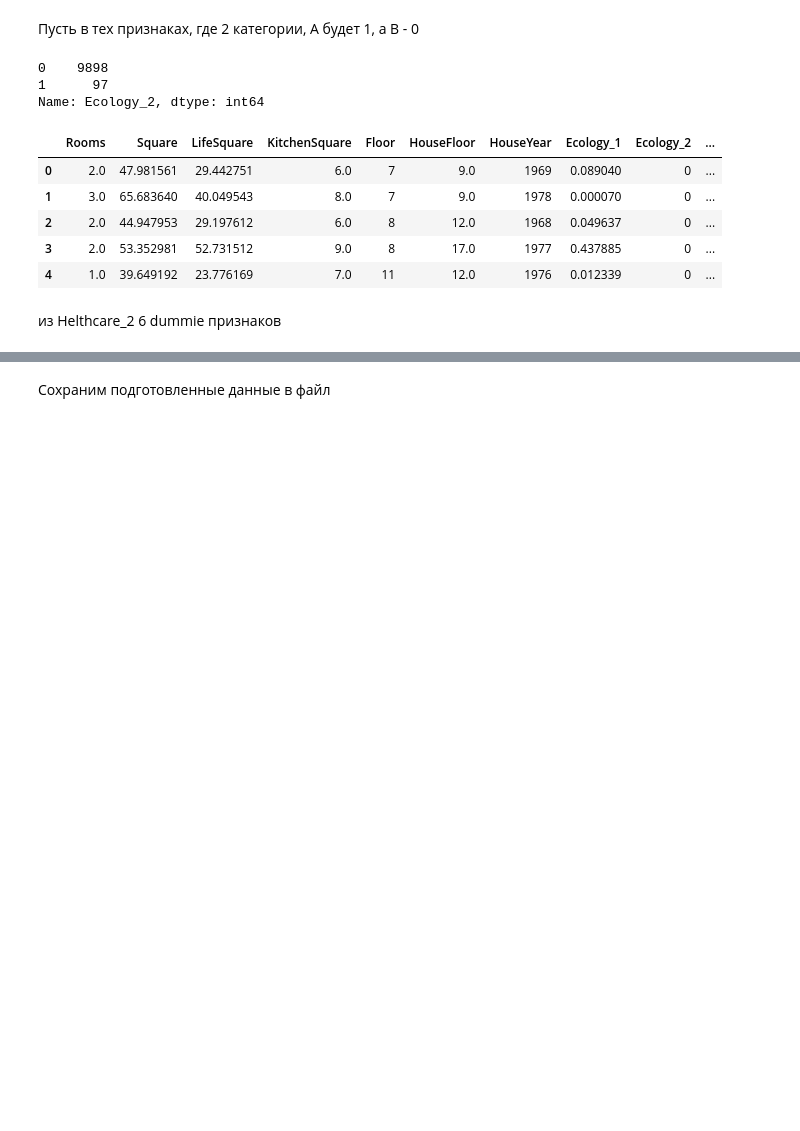
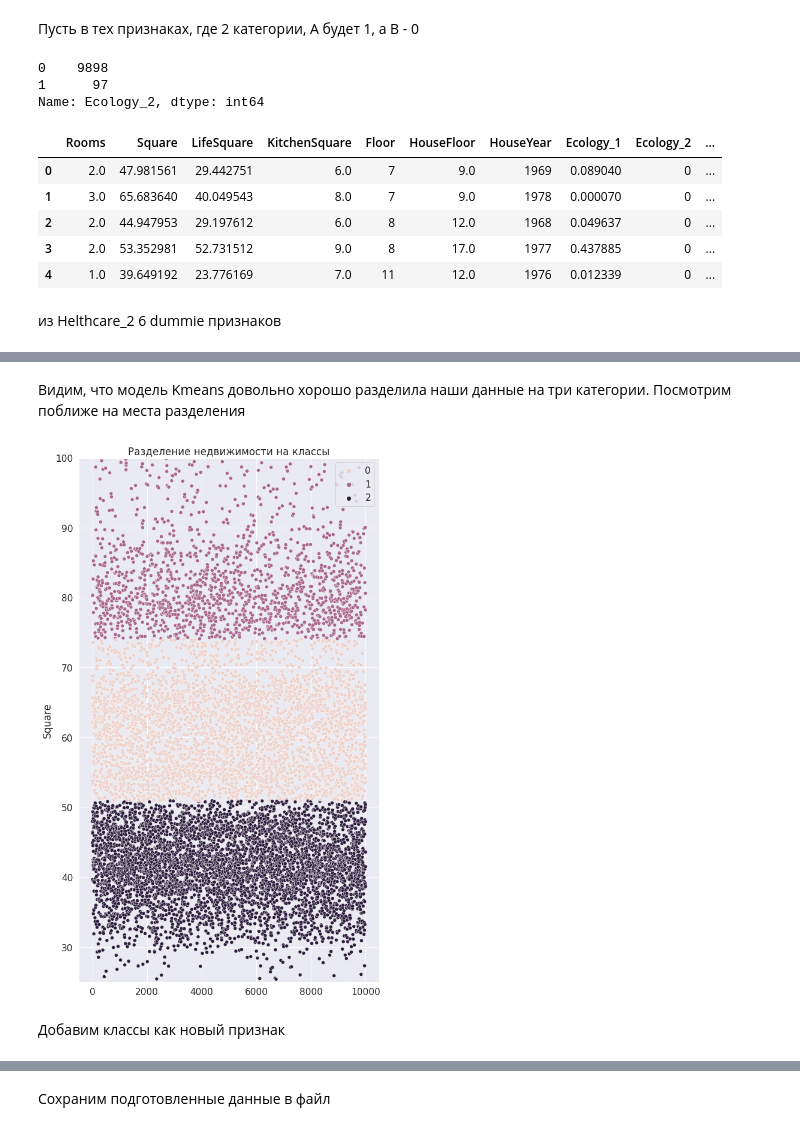
Before and after one commit to mogilyoy/house_cost_prediction, a Jupyter notebook: main.ipynb, the cells around one changed output, grey strips where cells are left out. Cells and saved outputs as stored; diff of their text form; code cells hidden in the pictures; blank space fills up the shorter version.

```diff
--- a/main.ipynb
+++ b/main.ipynb
@@ -348,0 +450,13 @@ df['Helthcare_2'] = df['Helthcare_2'].astype('category')
+# %% [markdown]
+Видим, что модель Kmeans довольно хорошо разделила наши данные на три категории. Посмотрим поближе на места разделения
+# %%
+plt.figure(figsize=(8, 15))
+sns.scatterplot(df.index, df['Square'], hue=ress)
+plt.title('Разделение недвижимости на классы')
+plt.ylim([25, 100])
+
+plt.show()
+# %% [output]
+[figure, added]
+# %% [markdown]
+Добавим классы как новый признак
```
Also changed, not shown: parts of 80 cells of this notebook, 4 other files.
